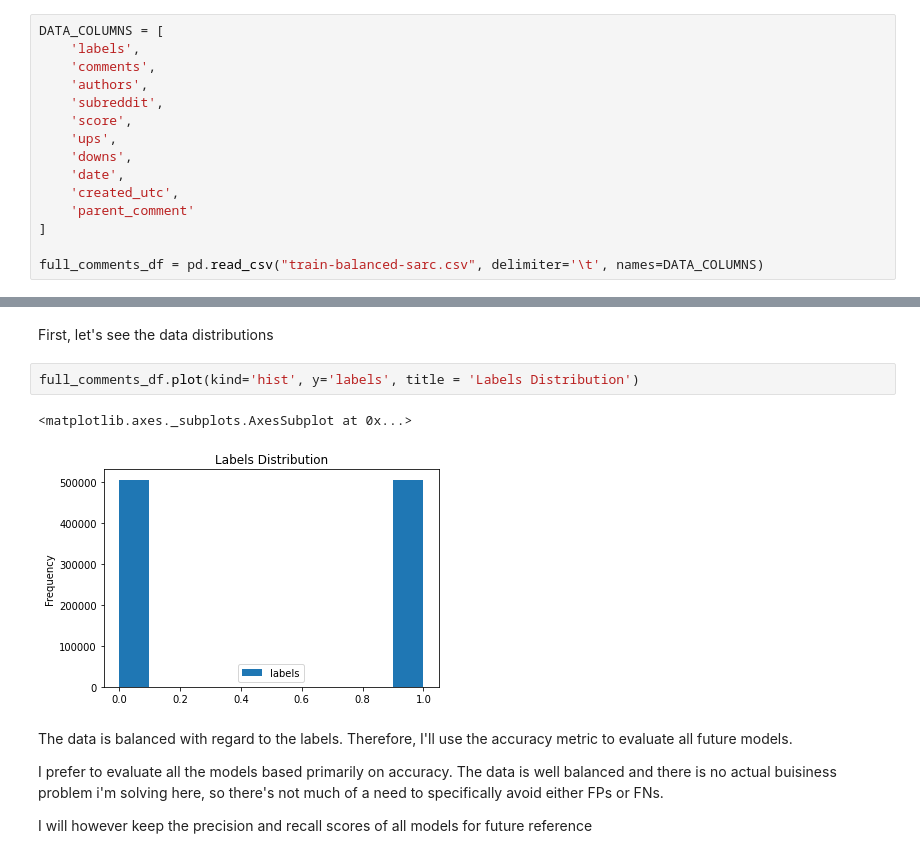
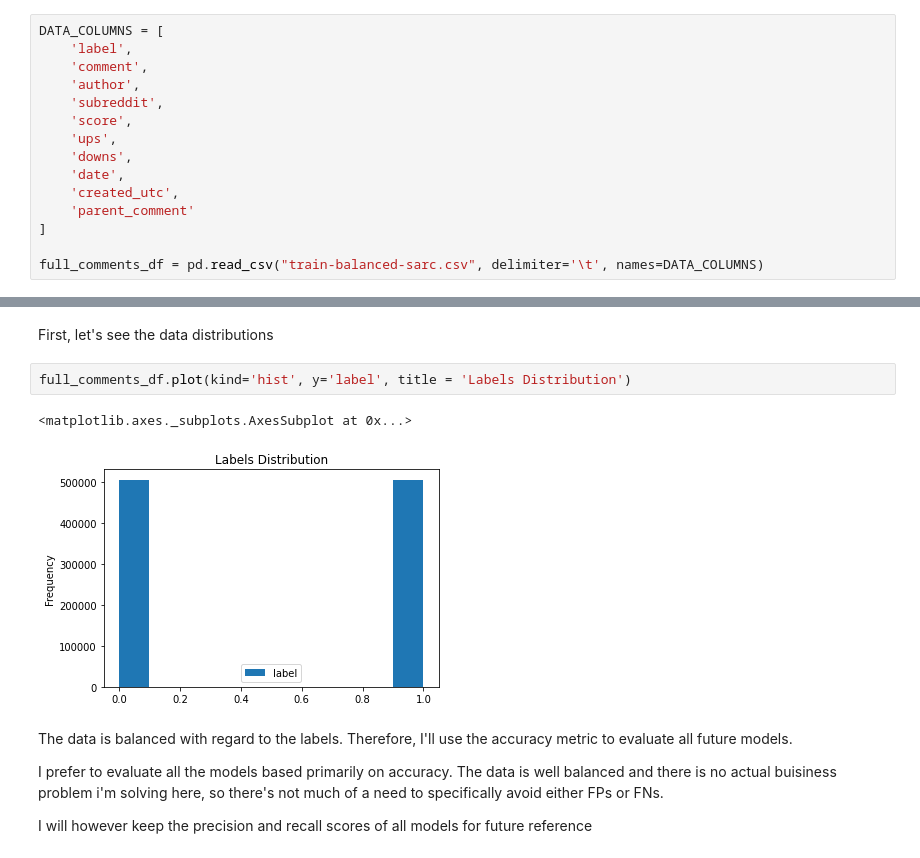
Before and after one commit to blackBagel/Sarcasm-Detection-Learn, a Jupyter notebook: sarcasm_detection_simple_models.ipynb, the cells around one changed output, grey strips where cells are left out. Cells and saved outputs as stored; diff of their text form.

```diff
--- a/sarcasm_detection_simple_models.ipynb
+++ b/sarcasm_detection_simple_models.ipynb
@@ -45,9 +52,9 @@ os.chdir(DRIVE_PATH)
 Mounted at /gdrive
 # %%
 DATA_COLUMNS = [
-    'labels',
-    'comments',
-    'authors',
+    'label',
+    'comment',
+    'author',
     'subreddit',
     'score',
     'ups',
@@ -63,10 +70,10 @@ full_comments_df = pd.read_csv("train-balanced-sarc.csv", delimiter='\t', names=
 # %% [markdown]
 First, let's see the data distributions
 # %%
-full_comments_df.plot(kind='hist', y='labels', title = 'Labels Distribution')
+full_comments_df.plot(kind='hist', y='label', title = 'Labels Distribution')
 # %% [output]
 <matplotlib.axes._subplots.AxesSubplot at 0x...>
-[figure, old version]
+[figure, new version]
 # %% [markdown]
 The data is balanced with regard to the labels. Therefore, I'll use the accuracy metric to evaluate all future models.
 
```
Also changed, not shown: parts of 21 cells of this notebook.
